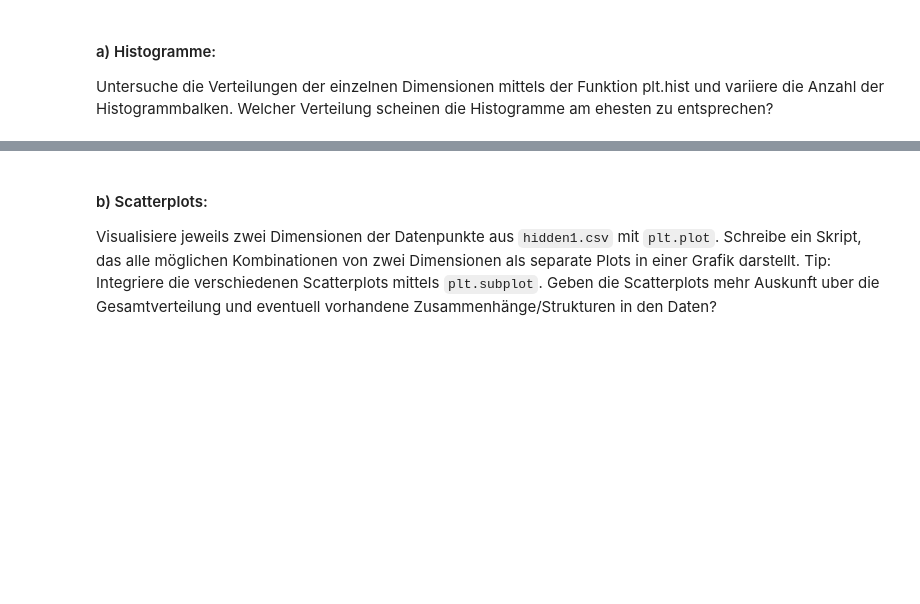
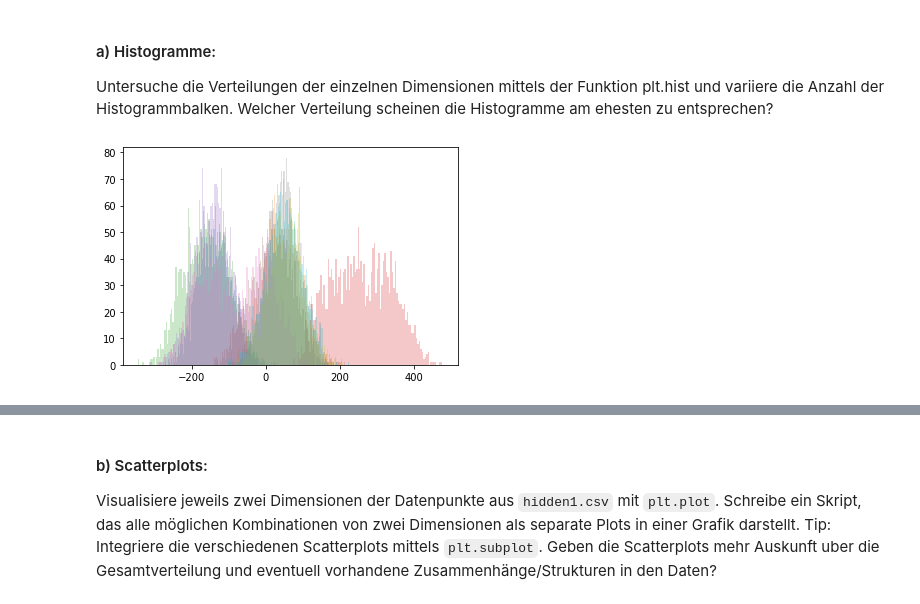
Before and after one commit to RMKruse/DataMiningInDerBioInf, a Jupyter notebook: uebung02/uebung02.ipynb, the cells around one changed output, grey strips where cells are left out. Drawn from its saved outputs; the diff is of its cells as text; code cells hidden in the pictures; blank space fills up the shorter version.

```diff
--- a/uebung02/uebung02.ipynb
+++ b/uebung02/uebung02.ipynb
@@ -258,4 +243,21 @@ as plt` als vorherigem Aufruf.
+# %%
+hidden1 = pd.read_csv("hidden1.csv", header=None)
+hidden2 = pd.read_csv("hidden2.csv", header=None)
 # %% [markdown]
 #### a) Histogramme:
 
 Untersuche die Verteilungen der einzelnen Dimensionen mittels der Funktion plt.hist und variiere die Anzahl der Histogrammbalken. Welcher Verteilung scheinen die Histogramme am ehesten zu entsprechen?
+# %%
+plt.hist(hidden1[0], bins=100, alpha=0.25, label="data1")
+plt.hist(hidden1[1], bins=100, alpha=0.25, label="data2")
+plt.hist(hidden1[2], bins=100, alpha=0.25, label="data2")
+plt.hist(hidden1[3], bins=100, alpha=0.25, label="data2")
+plt.hist(hidden1[4], bins=100, alpha=0.25, label="data2")
+plt.hist(hidden1[5], bins=100, alpha=0.25, label="data2")
+plt.hist(hidden1[6], bins=100, alpha=0.25, label="data2")
+plt.hist(hidden1[7], bins=100, alpha=0.25, label="data2")
+plt.hist(hidden1[8], bins=100, alpha=0.25, label="data2")
+plt.hist(hidden1[9], bins=100, alpha=0.25, label="data2")
+plt.show()
+# %% [output]
+[figure, added]
```
Also changed, not shown: parts of 26 cells of this notebook.
